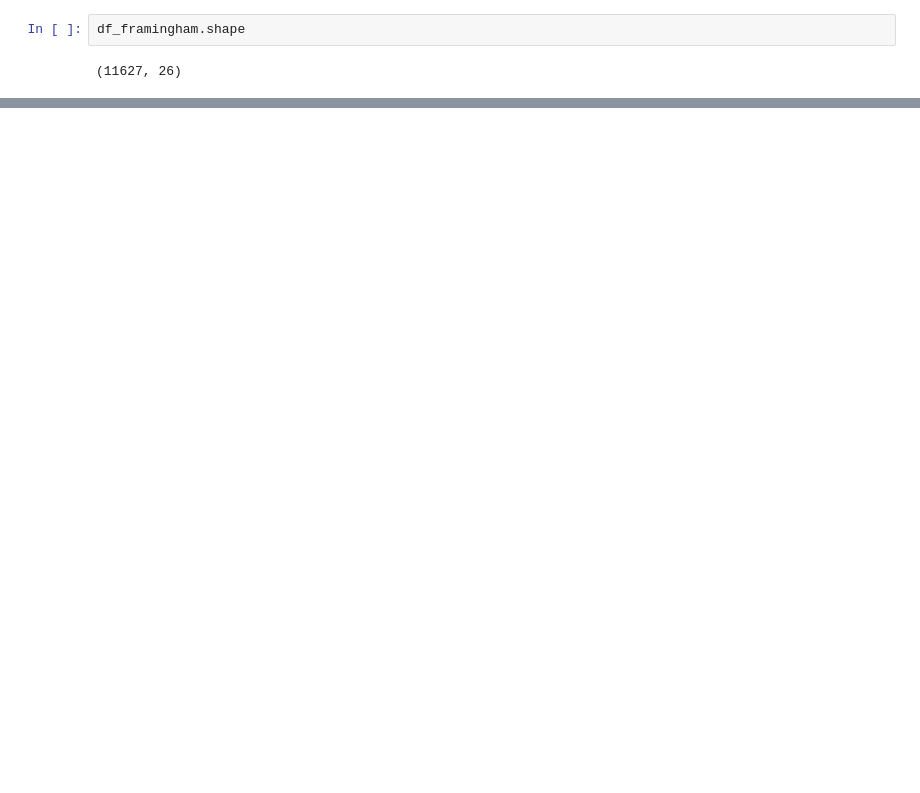
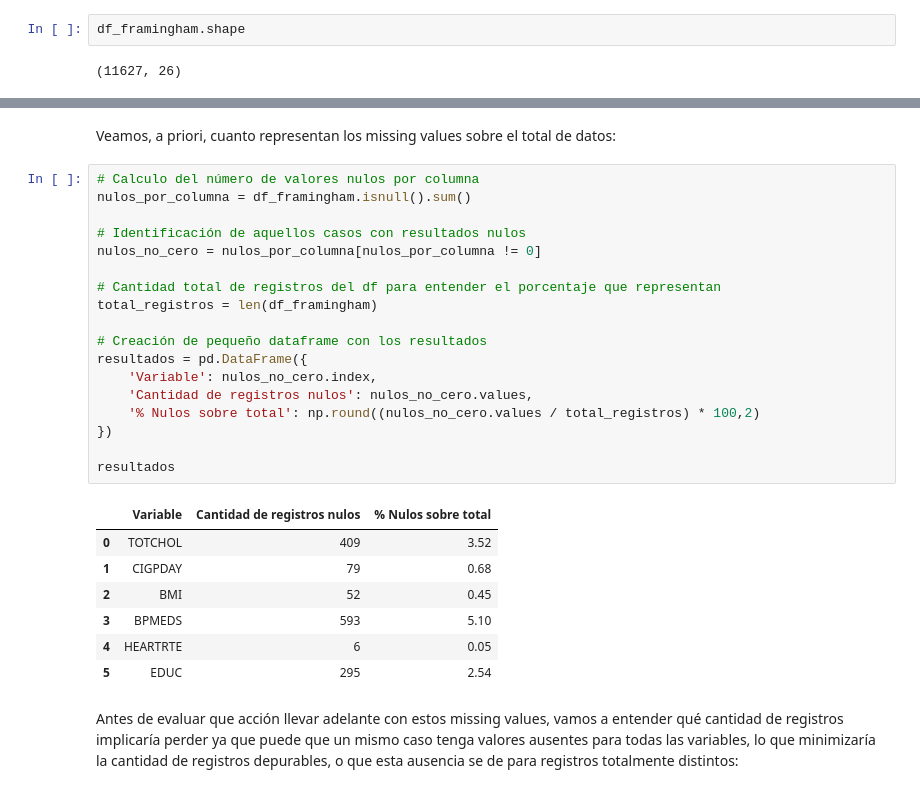
Before and after one commit to estebanbec/machine_learning, a Jupyter notebook: Colab_Proyecto.ipynb, the cells around one changed output, grey strips where cells are left out. Saved outputs shown, nothing was run; the diff lists cells and outputs as text; blank space fills up the shorter version.

```diff
--- a/Colab_Proyecto.ipynb
+++ b/Colab_Proyecto.ipynb
@@ -16,0 +138,30 @@ df_framingham.shape
+# %% [markdown]
+Veamos, a priori, cuanto representan los missing values sobre el total de datos:
+# %%
+# Calculo del número de valores nulos por columna
+nulos_por_columna = df_framingham.isnull().sum()
+
+# Identificación de aquellos casos con resultados nulos
+nulos_no_cero = nulos_por_columna[nulos_por_columna != 0]
+
+# Cantidad total de registros del df para entender el porcentaje que representan
+total_registros = len(df_framingham)
+
+# Creación de pequeño dataframe con los resultados
+resultados = pd.DataFrame({
+    'Variable': nulos_no_cero.index,
+    'Cantidad de registros nulos': nulos_no_cero.values,
+    '% Nulos sobre total': np.round((nulos_no_cero.values / total_registros) * 100,2)
+})
+
+resultados
+# %% [output]
+|  | Variable | Cantidad de registros nulos | % Nulos sobre total |
+| 0 | TOTCHOL | 409 | 3.52 |
+| 1 | CIGPDAY | 79 | 0.68 |
+| 2 | BMI | 52 | 0.45 |
+| 3 | BPMEDS | 593 | 5.10 |
+| 4 | HEARTRTE | 6 | 0.05 |
+| 5 | EDUC | 295 | 2.54 |
+# %% [markdown]
+Antes de evaluar que acción llevar adelante con estos missing values, vamos a entender qué cantidad de registros implicaría perder ya que puede que un mismo caso tenga valores ausentes para todas las variables, lo que minimizaría la cantidad de registros depurables, o que esta ausencia se de para registros totalmente distintos:
```
Also changed, not shown: parts of 33 cells of this notebook.
